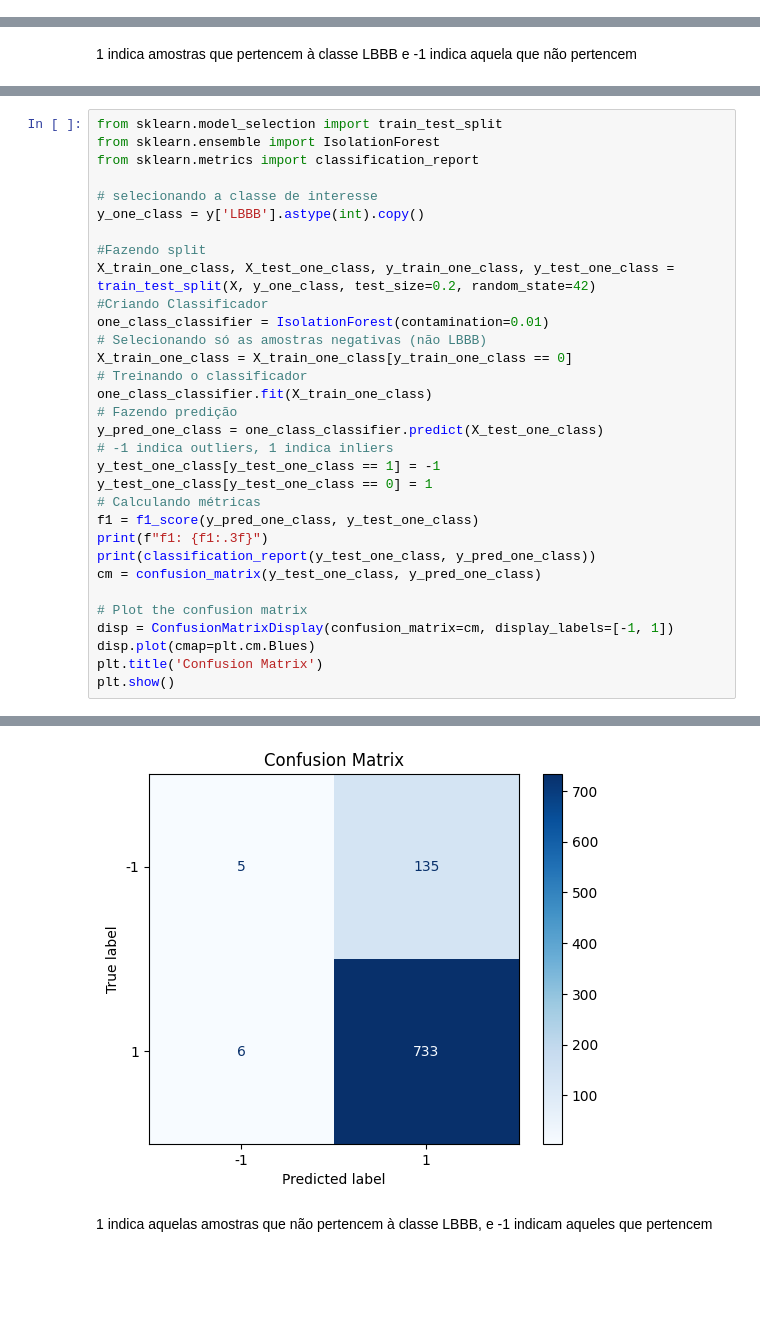
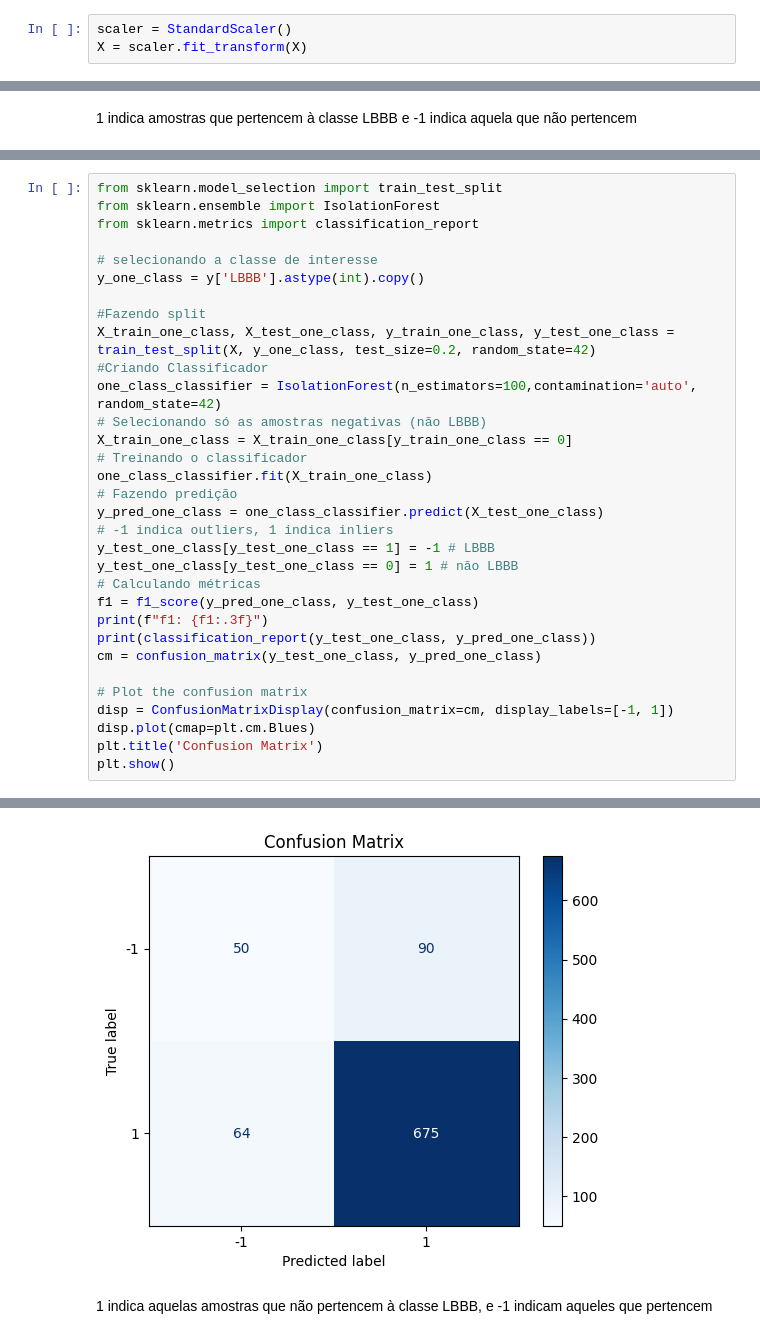
Before and after one commit to raularaju/visibility_graph_classifier, a Jupyter notebook: teste.ipynb, the cells around one changed output, grey strips where cells are left out. Saved outputs shown, nothing was run; the diff lists cells and outputs as text; blank space fills up the shorter version.

```diff
--- a/teste.ipynb
+++ b/teste.ipynb
@@ -118,3 +138,6 @@ ST: 711
 AF: 651
 RBBB: 682
 saudavel : 752
+# %%
+scaler = StandardScaler()
+X = scaler.fit_transform(X)
@@ -418,7 +1128,7 @@ y_one_class = y['LBBB'].astype(int).copy()
 #Fazendo split
 X_train_one_class, X_test_one_class, y_train_one_class, y_test_one_class = train_test_split(X, y_one_class, test_size=0.2, random_state=42)
 #Criando Classificador
-one_class_classifier = IsolationForest(contamination=0.01)
+one_class_classifier = IsolationForest(n_estimators=100,contamination='auto', random_state=42)
 # Selecionando só as amostras negativas (não LBBB)
 X_train_one_class = X_train_one_class[y_train_one_class == 0]
 # Treinando o classificador
@@ -426,8 +1136,8 @@ one_class_classifier.fit(X_train_one_class)
 # Fazendo predição
 y_pred_one_class = one_class_classifier.predict(X_test_one_class)
 # -1 indica outliers, 1 indica inliers
-y_test_one_class[y_test_one_class == 1] = -1
-y_test_one_class[y_test_one_class == 0] = 1
+y_test_one_class[y_test_one_class == 1] = -1 # LBBB
+y_test_one_class[y_test_one_class == 0] = 1 # não LBBB
 # Calculando métricas
 f1 = f1_score(y_pred_one_class, y_test_one_class)
 print(f"f1: {f1:.3f}")
@@ -452,4 +1162,4 @@ weighted avg       0.78      0.84      0.78       879
-[figure, old version]
+[figure, new version]
 # %% [markdown]
 1 indica aquelas amostras que não pertencem à classe LBBB, e -1 indicam aqueles que pertencem
 # %%
```
Also changed, not shown: parts of 114 cells of this notebook.
